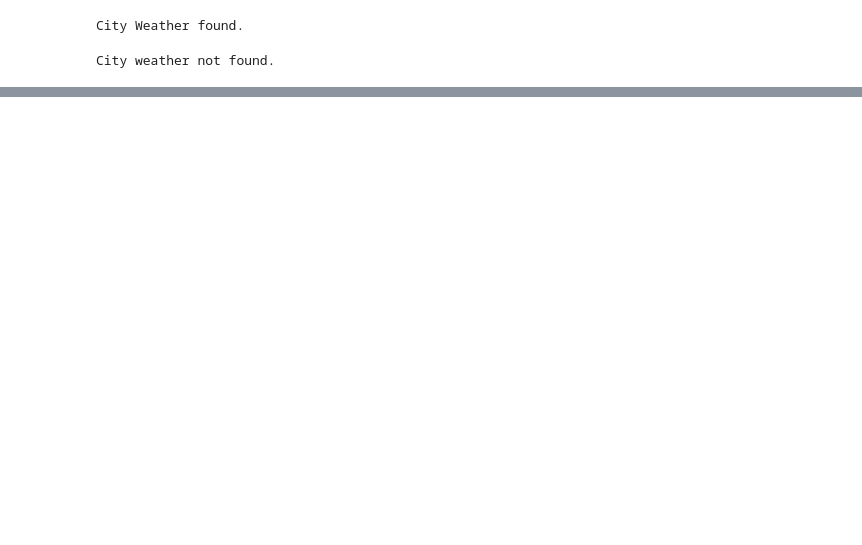
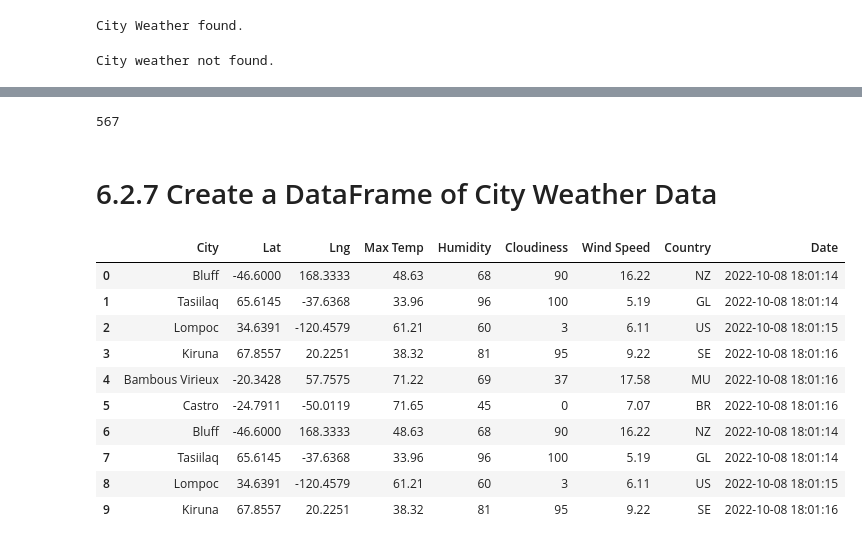
Before and after one commit to TRNisbet/Module_6-WeatherPy-with-Python-APIs, a Jupyter notebook: World_Weather_Analysis/random_numbers.ipynb, the cells around one changed output, grey strips where cells are left out. Cells and saved outputs as stored; diff of their text form; code cells hidden in the pictures; blank space fills up the shorter version.

```diff
--- a/World_Weather_Analysis/random_numbers.ipynb
+++ b/World_Weather_Analysis/random_numbers.ipynb
@@ -318,0 +345,10 @@ datetime.utcfromtimestamp(date).strftime('%Y-%m-%d %H:%M:%S')
+# %%
+# Create an empty list to hold the weather data.
+city_data = []
+# Print the beginning of the logging.
+print("Beginning Data Retrieval     ")
+print("-----------------------------")
+
+# Create counters.
+record_count = 1
+set_count = 1
@@ -318,0 +439,22 @@ datetime.utcfromtimestamp(date).strftime('%Y-%m-%d %H:%M:%S')
+# %%
+len(city_data)
+# %% [output]
+567
+# %% [markdown]
+# 6.2.7 Create a DataFrame of City Weather Data
+# %%
+# Convert the array of dictionaries to a Pandas DataFrame.
+city_data_df = pd.DataFrame(city_data)
+city_data_df.head(10)
+# %% [output]
+|  | City | Lat | Lng | Max Temp | Humidity | Cloudiness | Wind Speed | Country | Date |
+| 0 | Bluff | -46.6000 | 168.3333 | 48.63 | 68 | 90 | 16.22 | NZ | 2022-10-08 18:01:14 |
+| 1 | Tasiilaq | 65.6145 | -37.6368 | 33.96 | 96 | 100 | 5.19 | GL | 2022-10-08 18:01:14 |
+| 2 | Lompoc | 34.6391 | -120.4579 | 61.21 | 60 | 3 | 6.11 | US | 2022-10-08 18:01:15 |
+| 3 | Kiruna | 67.8557 | 20.2251 | 38.32 | 81 | 95 | 9.22 | SE | 2022-10-08 18:01:16 |
+| 4 | Bambous Virieux | -20.3428 | 57.7575 | 71.22 | 69 | 37 | 17.58 | MU | 2022-10-08 18:01:16 |
+| 5 | Castro | -24.7911 | -50.0119 | 71.65 | 45 | 0 | 7.07 | BR | 2022-10-08 18:01:16 |
+| 6 | Bluff | -46.6000 | 168.3333 | 48.63 | 68 | 90 | 16.22 | NZ | 2022-10-08 18:01:14 |
+| 7 | Tasiilaq | 65.6145 | -37.6368 | 33.96 | 96 | 100 | 5.19 | GL | 2022-10-08 18:01:14 |
+| 8 | Lompoc | 34.6391 | -120.4579 | 61.21 | 60 | 3 | 6.11 | US | 2022-10-08 18:01:15 |
+| 9 | Kiruna | 67.8557 | 20.2251 | 38.32 | 81 | 95 | 9.22 | SE | 2022-10-08 18:01:16 |
```
Also changed, not shown: parts of 42 cells of this notebook, 1 other file.
